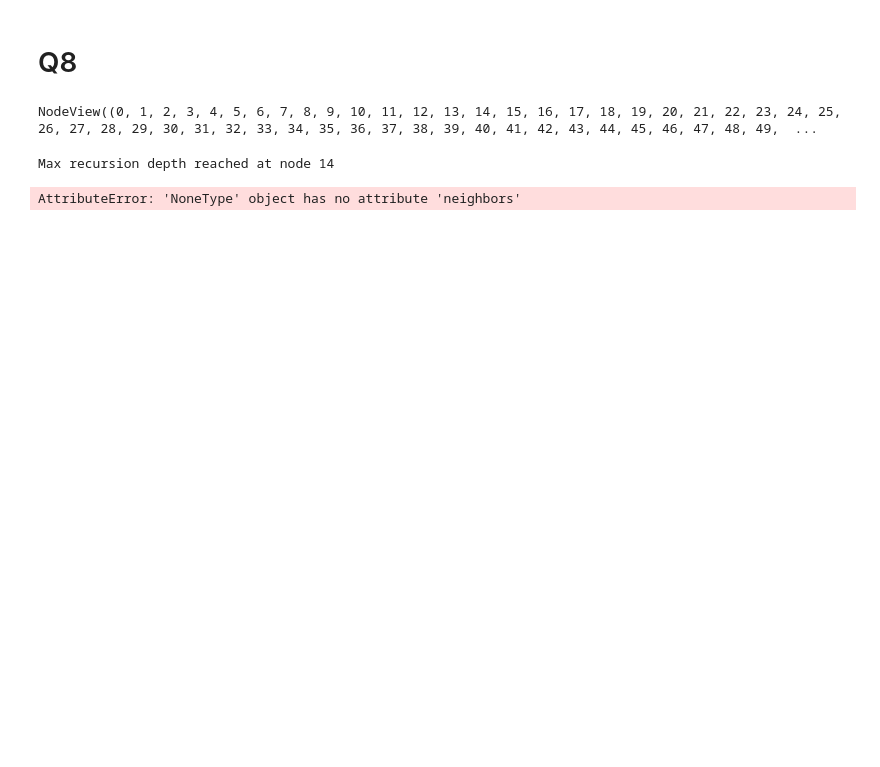
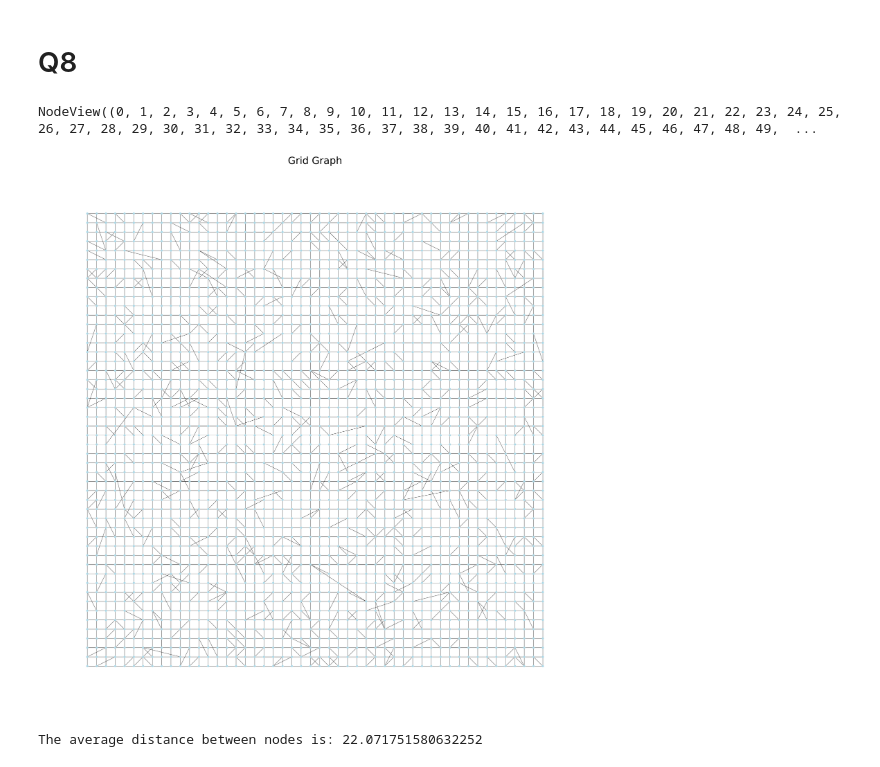
Before and after one commit to danieldamc/redes-complejas, a Jupyter notebook: Assignment_2/assignment_2.ipynb, the cells around one changed output. Cells and saved outputs as stored; diff of their text form; code cells hidden in the pictures; blank space fills up the shorter version.

```diff
--- a/Assignment_2/assignment_2.ipynb
+++ b/Assignment_2/assignment_2.ipynb
@@ -618,51 +620,59 @@ NodeView((0, 1, 2, 3, 4, 5, 6, 7, 8, 9, 10, 11, 12, 13, 14, 15, 16, 17, 18, 19,
 # %%
 import networkx as nx
 import matplotlib.pyplot as plt
 import random
 
 def create_grid_graph(N):
     G = nx.grid_2d_graph(N, N)
-    # Convert node labels from 2D coordinates to a single integer
     mapping = {(i, j): i * N + j for i, j in G.nodes()}
     G = nx.relabel_nodes(G, mapping)
     return G
 
-def apply_new_rules(G, N, p):
+def apply_new_rules(G, N, p, MAX_RECURSION_DEPTH=10000):
+	def process_node(G, i, N, p, next_node=None, recursion_depth=0):
+		if recursion_depth > MAX_RECURSION_DEPTH:
+			print(f'Max recursion depth reached at node {i}')
+			return None
 
-	def process_node(G, i, N, p, recursion_depth=0):
-		if recursion_depth > 1:
-			print(f'Max recursion depth reached at node {i}')
-			return
-
-		x, y = i % N, N - (i // N) - 1
-		neighbors = list(G.neighbors(i))
-		# print(neighbors)
-		# return
+		if next_node:
+			neighbors = list(G.neighbors(next_node))
+		else:
+			neighbors = list(G.neighbors(i))
 		random_neighbor = random.choice(neighbors)
 
 		if random.random() < p:
-			# Choose new neighbor
-			G.add_edge(i, random_neighbor)
-			return G
+			return (i, random_neighbor)
 		else:
-			return process_node(G, random_neighbor, N, p, recursion_depth + 1)
+			return process_node(G, i, N, p, next_node=random_neighbor, recursion_depth=recursion_depth + 1)
 
-	# For each node
+	new_edges = []
 	for i in G.nodes():
-		G = process_node(G, i, N, p)
+		new_edge = process_node(G, i, N, p)
+		if new_edge:
+			new_edges.append(new_edge)
+	for edge in new_edges:
+		# Add the new edge if it doesn't exist
+		# Ignore self loops
+		if edge[0] != edge[1] and not G.has_edge(*edge):
+			G.add_edge(*edge)
 
 	return G
 
 
-def draw_grid_graph(G, N):
-    pos = {i: (i % N, N - (i // N) - 1) for i in G.nodes()}
-    nx.draw(G, pos, with_labels=True, node_size=500, node_color='lightblue')
-    plt.show()
+def draw_grid_graph(G, N, title='Grid Graph'):
+	pos = {i: (i % N, N - (i // N) - 1) for i in G.nodes()}
+	plt.figure(figsize=(50, 50))
+	plt.title(title, fontsize=50)
+	nx.draw(G, pos, with_labels=False, node_size=100, node_color='lightblue')
+	plt.show()
 
-N = 10  # Change this to your desired N
+N = 50
 G = create_grid_graph(N)
 G = apply_new_rules(G, N, 0.5)
 draw_grid_graph(G, N)
+
+avg_distance = nx.average_shortest_path_length(G)
+print(f"The average distance between nodes is: {avg_distance}")
 # %% [output]
+[figure, added]
-Max recursion depth reached at node 14
+The average distance between nodes is: 22.071751580632252
-AttributeError: 'NoneType' object has no attribute 'neighbors'
```
Also changed, not shown: parts of 3 cells of this notebook, 9 other files.
